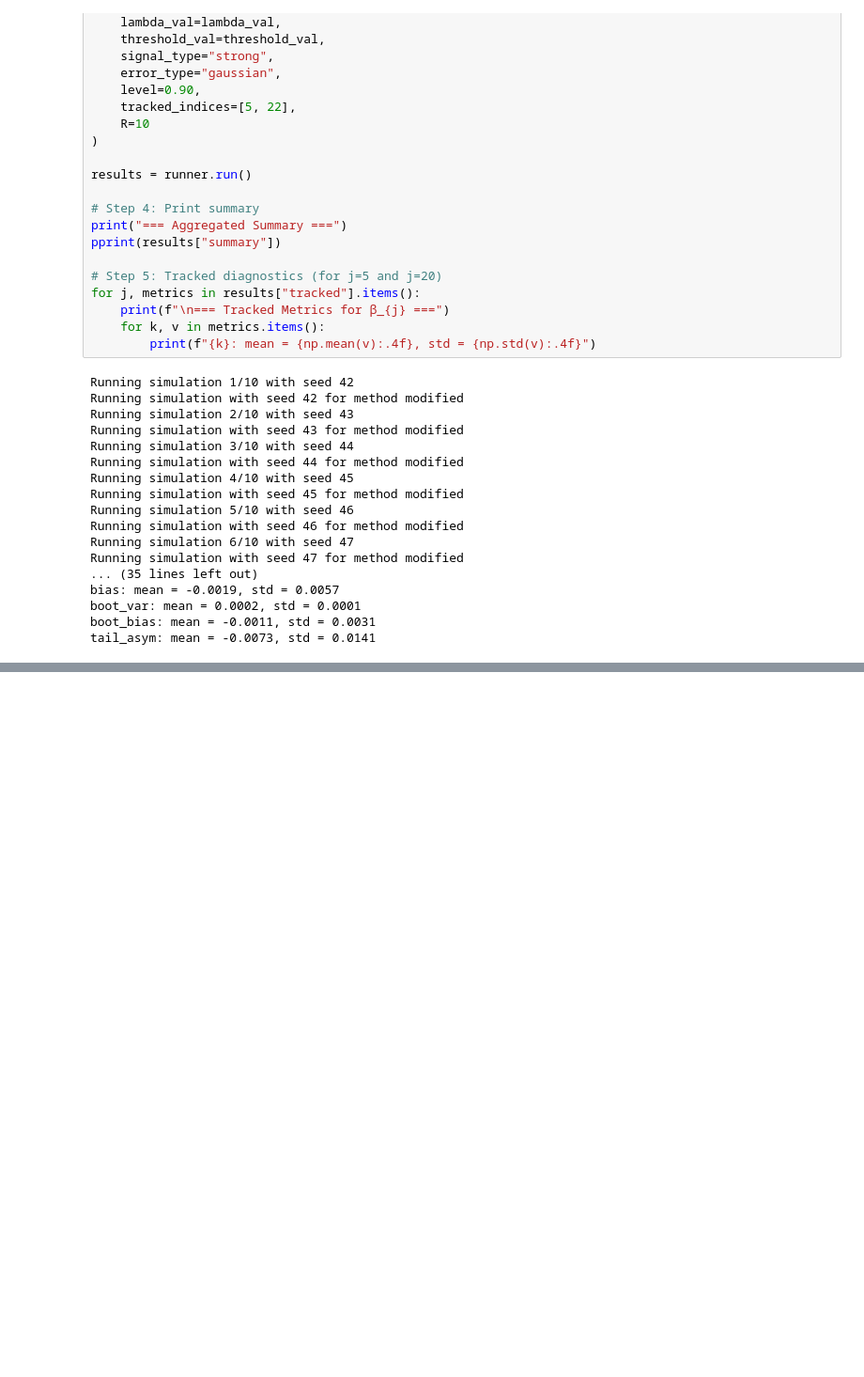
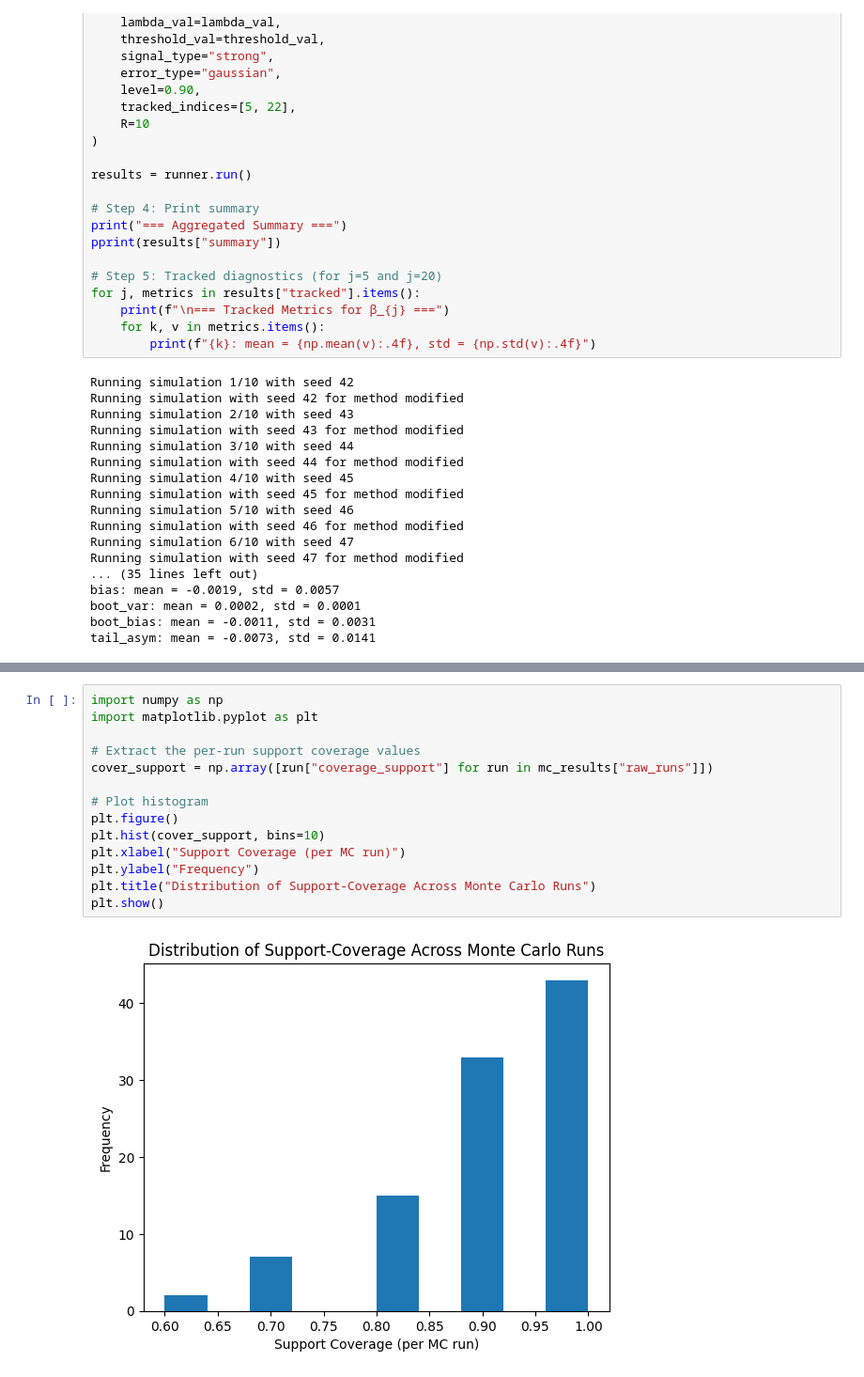
Before and after one commit to PerryBoer/Bootstrapping-Thesis, a Jupyter notebook: testing.ipynb, the cells around one changed output, grey strips where cells are left out. Shown: that part at 94% size. Cells and saved outputs as stored; diff of their text form; blank space fills up the shorter version.

```diff
--- a/testing.ipynb
+++ b/testing.ipynb
@@ -1239,0 +1446,16 @@ tail_asym: mean = -0.0073, std = 0.0141
+# %%
+import numpy as np
+import matplotlib.pyplot as plt
+
+# Extract the per-run support coverage values
+cover_support = np.array([run["coverage_support"] for run in mc_results["raw_runs"]])
+
+# Plot histogram
+plt.figure()
+plt.hist(cover_support, bins=10)
+plt.xlabel("Support Coverage (per MC run)")
+plt.ylabel("Frequency")
+plt.title("Distribution of Support‐Coverage Across Monte Carlo Runs")
+plt.show()
+# %% [output]
+[figure, added]
```
Also changed, not shown: parts of 7 cells of this notebook, 13 other files.
